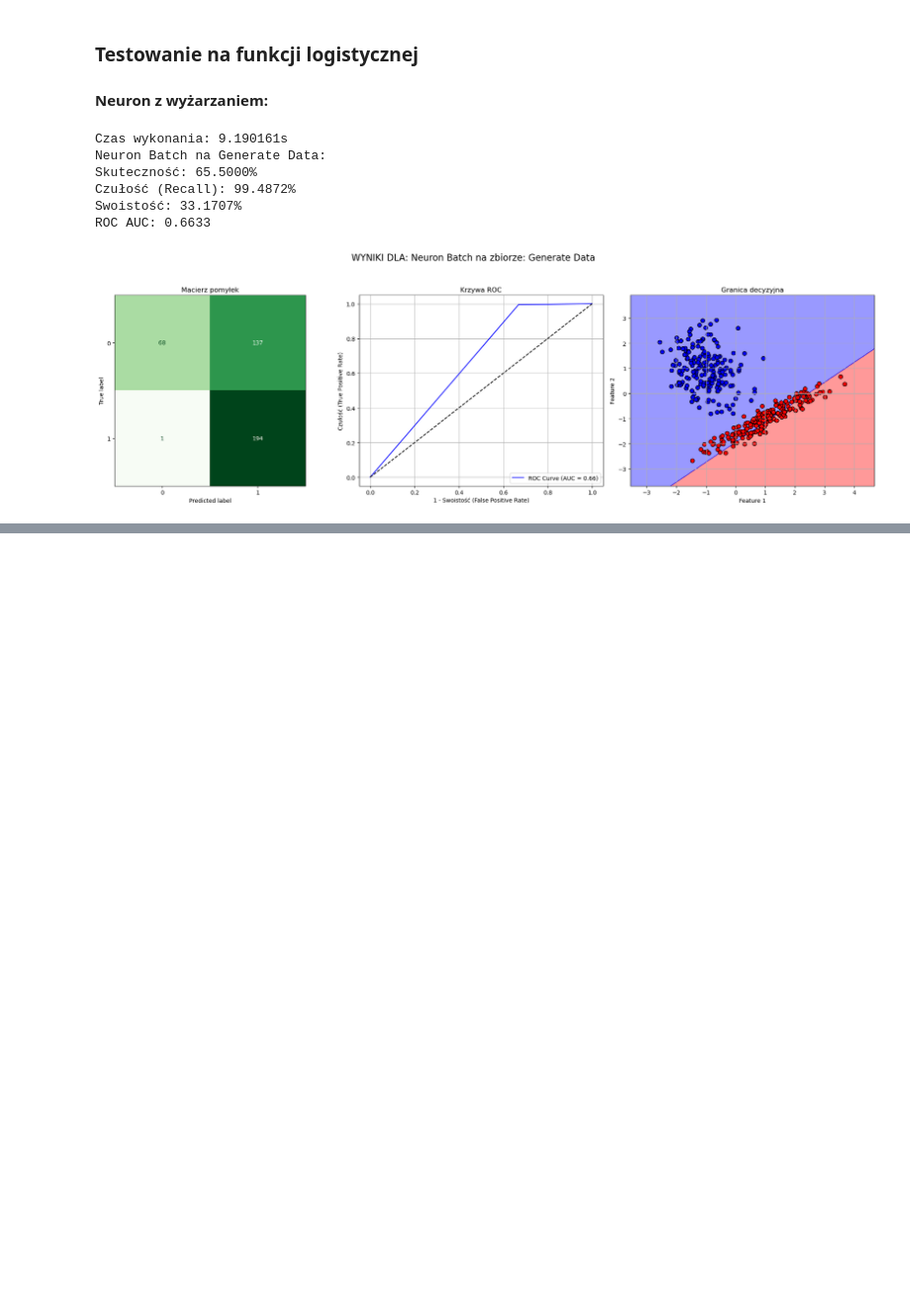
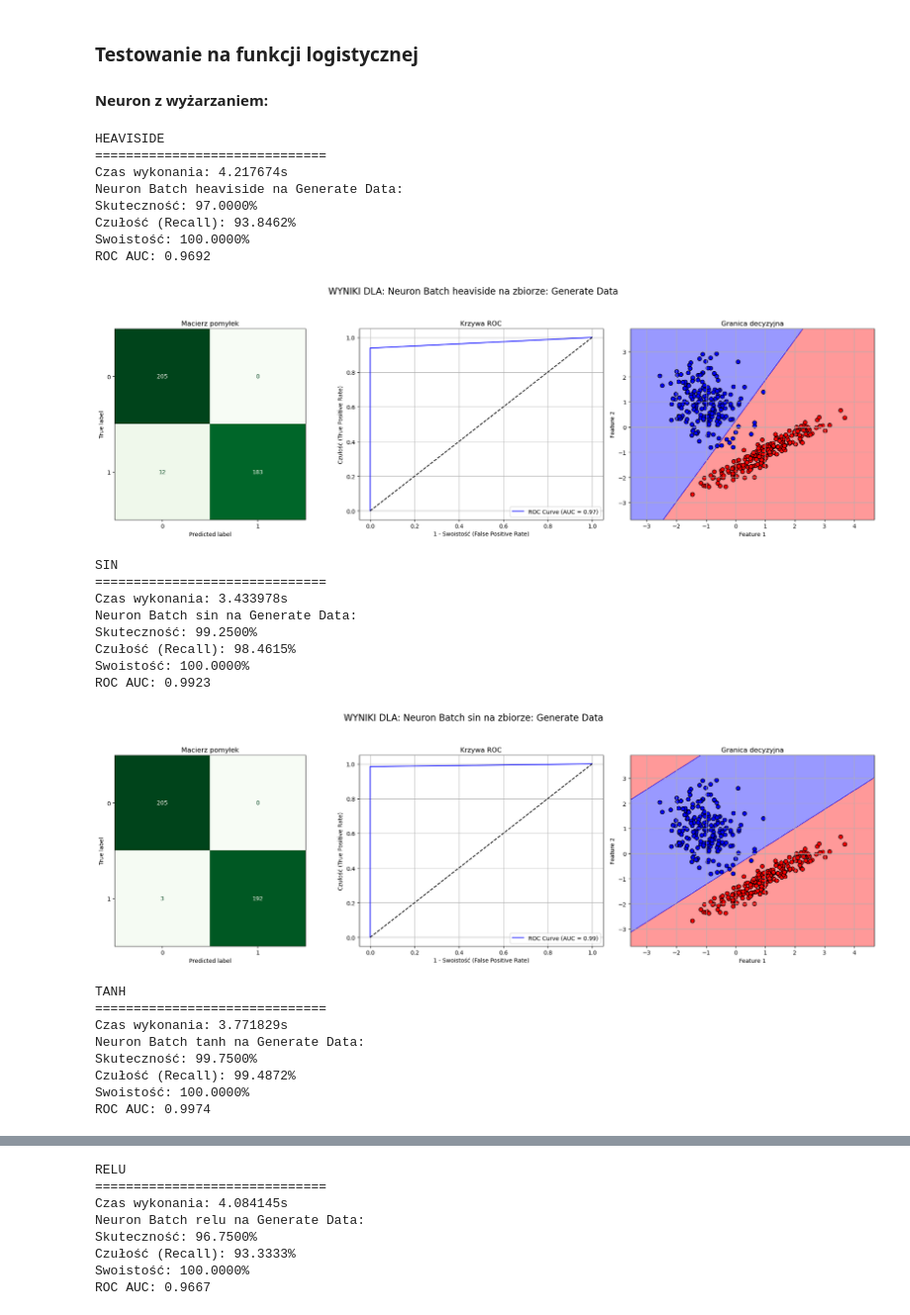
Before and after one commit to Jvsin/ai-studies, a Jupyter notebook: pum2025/LAB7/lab7.ipynb, the cells around one changed output, grey strips where cells are left out. Shown at 99% size. Saved outputs shown, nothing was run; the diff lists cells and outputs as text; code cells hidden in the pictures; blank space fills up the shorter version.

```diff
--- a/pum2025/LAB7/lab7.ipynb
+++ b/pum2025/LAB7/lab7.ipynb
@@ -312,5 +315,7 @@ X_gen_train, X_gen_test, y_gen_train, y_gen_test = train_test_split(X_generate,
 X_moons, y_moons = generate_moons(2000, 259195)
 X_m_train, X_m_test, y_m_train, y_m_test = train_test_split(X_moons, y_moons, test_size=0.2, random_state=259195)
 
+act_functions = ['heaviside', 'sin', 'tanh', 'relu', 'leaky_relu', 'sign']
+
 results = {}
 # %% [markdown]
@@ -457,7 +407,7 @@ results_df
 ## 7.3 Uczenie z wykorzystaniem zmiennej szybkości uczenia i batchy
 # %%
 class BatchNeuron:
-    def __init__(self, act_fun='logistic', eta_min=0.01, eta_max=0.5, max_epochs=1000, batch_size=2):
+    def __init__(self, act_fun='logistic', eta_min=0.01, eta_max=0.1, max_epochs=1000, batch_size=2):
         self.act_function = act_fun
         self.weights = None
         self.bias = None
@@ -475,7 +425,7 @@ class BatchNeuron:
         elif self.act_function == 'sin':
             return self.act_sin(X)
         elif self.act_function == 'tanh':
-            return self.act_tan(X)
+            return self.act_tanh(X)
         elif self.act_function == 'relu':
             return self.act_relu(X)
         elif self.act_function == 'leaky_relu':
@@ -497,9 +447,9 @@ class BatchNeuron:
         s = np.dot(X, self.weights) + self.bias
         y = np.sin(s)
         return y, s
-    def act_tan(self, X):
+    def act_tanh(self, X):
         s = np.dot(X, self.weights) + self.bias
-        y = np.tan(s)
+        y = np.tanh(s)
         return y, s
     def act_relu(self, X):
         s = np.dot(X, self.weights) + self.bias
@@ -522,7 +472,7 @@ class BatchNeuron:
         elif self.act_function == 'sin':
             return np.cos(s)
         elif self.act_function == 'tanh':
-            return 1 / (np.cos(s) ** 2)
+            return 1 / (np.cosh(s) ** 2)
         elif self.act_function == 'relu':
             return np.where(s > 0, 1, 0)
         elif self.act_function == 'leaky_relu':
@@ -564,7 +514,10 @@ class BatchNeuron:
 
     def predict(self, X):
         y, _ = self.activate(X)
-        return (y >= 0.5).astype(int)
+        if self.act_function != 'sign':
+            return (y >= 0.5).astype(int)
+        else:
+            return (y >= 0).astype(int)
 # %% [markdown]
 ### Testowanie na funkcji logistycznej
 
@@ -573,21 +526,45 @@ class BatchNeuron:
 X_generate, y_generate = generate_data(2000, 2, 259195)
 X_gen_train, X_gen_test, y_gen_train, y_gen_test = train_test_split(X_generate, y_generate, test_size=0.2, random_state=259195)
 
+act_functions = ['heaviside', 'sin', 'tanh', 'relu', 'leaky_relu', 'sign']
 results = {}
 # %%
-start = time.time()
-for _ in range(1):
-    batch_neuron = BatchNeuron(batch_size=8)
-    batch_neuron.train(X_gen_train, y_gen_train)
-    y_batch_pred = batch_neuron.predict(X_gen_test)
-end = time.time()
-print(f"Czas wykonania: {end - start:.6f}s")
-acc, sens, spec, roc = evaluate_classifier(y_gen_test, y_batch_pred, X_gen_test, y_gen_test, batch_neuron, "Neuron Batch", "Generate Data", labels=[0, 1], decision_plot=True)
+for act_fun in act_functions:
+    print(f"{act_fun.upper()}")
+    print("="*30)
+    start = time.time()
+    for _ in range(1):
+        batch_neuron = BatchNeuron(act_fun=act_fun, batch_size=8, max_epochs=500)
+        batch_neuron.train(X_gen_train, y_gen_train)
+        y_batch_pred = batch_neuron.predict(X_gen_test)
+    end = time.time()
+    print(f"Czas wykonania: {end - start:.6f}s")
+    acc, sens, spec, roc = evaluate_classifier(y_gen_test, y_batch_pred, X_gen_test, y_gen_test, batch_neuron, f"Neuron Batch {act_fun}", "Generate Data", labels=[0, 1], decision_plot=True)
+    results[act_fun] = (acc, sens, spec, roc, end - start)
 # %% [output]
-Czas wykonania: 9.190161s
-Neuron Batch na Generate Data:
-Skuteczność: 65.5000%
-Czułość (Recall): 99.4872%
-Swoistość: 33.1707%
-ROC AUC: 0.6633
+HEAVISIDE
+==============================
+Czas wykonania: 4.217674s
+Neuron Batch heaviside na Generate Data:
+Skuteczność: 97.0000%
+Czułość (Recall): 93.8462%
+Swoistość: 100.0000%
+ROC AUC: 0.9692
-[figure, old version]
+[figure, new version]
+SIN
+==============================
+Czas wykonania: 3.433978s
+Neuron Batch sin na Generate Data:
+Skuteczność: 99.2500%
+Czułość (Recall): 98.4615%
+Swoistość: 100.0000%
+ROC AUC: 0.9923
+[figure, added]
+TANH
+==============================
+Czas wykonania: 3.771829s
+Neuron Batch tanh na Generate Data:
+Skuteczność: 99.7500%
+Czułość (Recall): 99.4872%
+Swoistość: 100.0000%
+ROC AUC: 0.9974
@@ -593,0 +572,8 @@ ROC AUC: 0.6633
+RELU
+==============================
+Czas wykonania: 4.084145s
+Neuron Batch relu na Generate Data:
+Skuteczność: 96.7500%
+Czułość (Recall): 93.3333%
+Swoistość: 100.0000%
+ROC AUC: 0.9667
```
Also changed, not shown: parts of 19 cells of this notebook.
